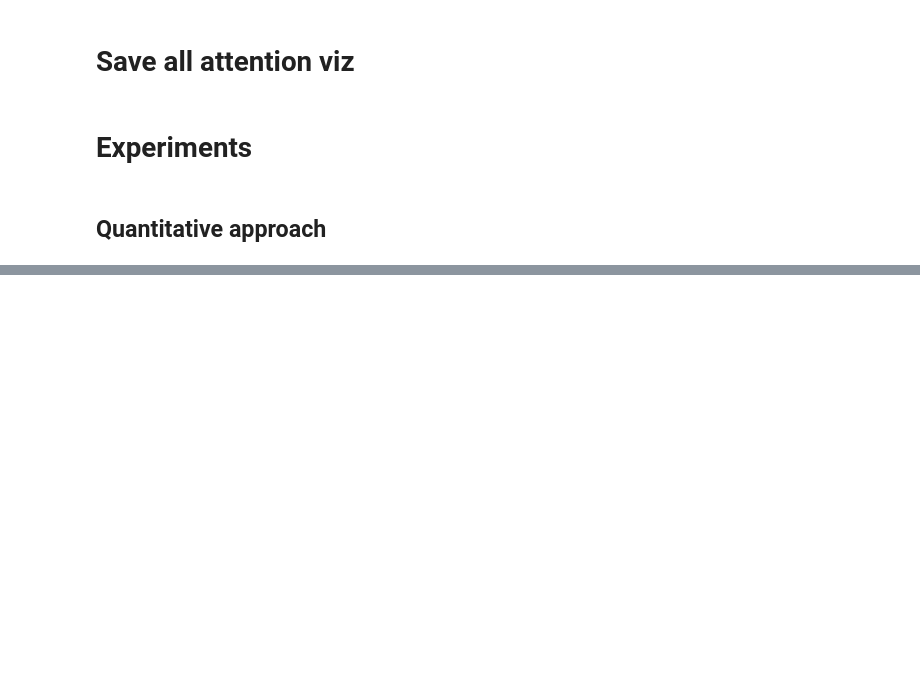
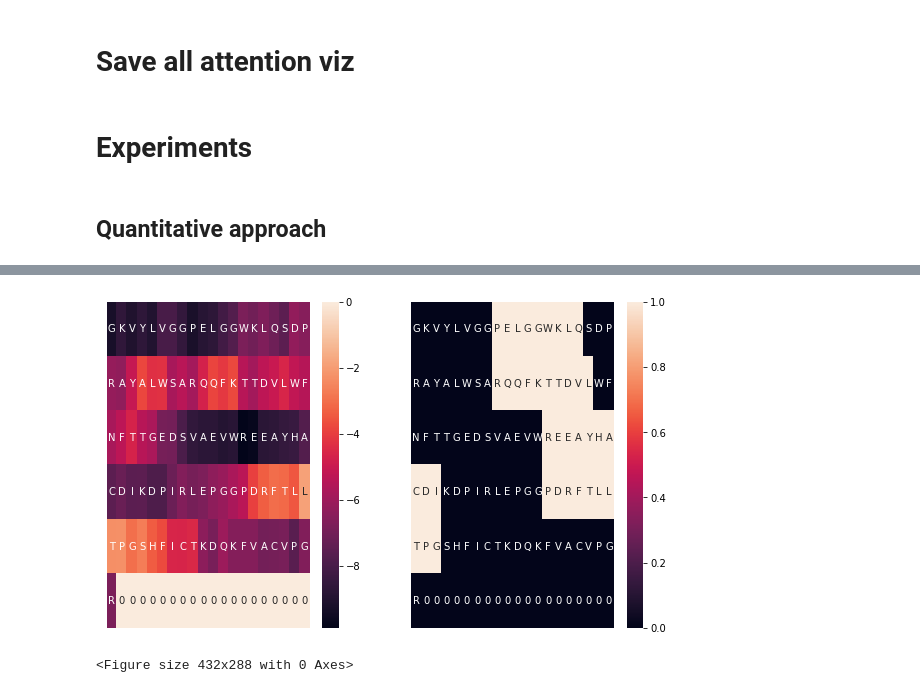
Before and after one commit to PierreBoyeau/proteins, a Jupyter notebook: riken/rnn/model_psiblast_eval.ipynb, the cells around one changed output, grey strips where cells are left out. Cells and saved outputs as stored; diff of their text form; code cells hidden in the pictures; blank space fills up the shorter version.

```diff
--- a/riken/rnn/model_psiblast_eval.ipynb
+++ b/riken/rnn/model_psiblast_eval.ipynb
@@ -231,29 +205,0 @@ df_cp[df_cp.original_index.str.startswith('p81402')]
-# %%
-def comparative_plot(allergen_id):
-    protein_index = merged.loc[merged.allergenid==allergen_id, 'original_index'].values[0]
-    posi = df.loc[df.index==protein_index, 'pos'].values[0]
-
-    seq = sequences[posi]
-    # attention = atts_norm[posi, -len(seq):]
-    # attention = (attention - attention.mean()) / attention.std()
-
-    # LOG VIZ
-
-    mask = masks.loc[allergen_id, 'mask']
-    attention = np.log(atts[posi, -len(seq):])
-
-    plt.figure()
-    visualize_attention_2d(seq, attention, 20)
-    plt.show()
-
-    # IDEA 1
-    visualize_attention_2d(seq, mask, 20)
-
-
-    # IDEA 2
-
-    # for start, end in merged.loc[merged.uniprot == 'p16311', ['start', 'end']].values:
-    #     seq_motif = seq[start:end]
-    #     attention_motif = attention[start:end]
-    #     ax = visualize_attention_2d(seq_motif, attention_motif, ncols=10)
-    #     plt.show()
@@ -284,0 +206,15 @@ for id in masks.index.values:
+# %%
+def comparative_plot(seq, attention, mask):
+    attention_zone = np.log(attention[-len(seq):])
+    mask_zone = mask[-len(seq):]
+    fig, axes = plt.subplots(ncols=2, figsize=(10, 6))
+    plt.figure()
+    visualize_attention_2d(seq, attention_zone, 20, ax=axes[0])
+    # IDEA 1
+    visualize_attention_2d(seq, mask_zone, 20, ax=axes[1])
+    plt.show()
+# %%
+comparative_plot(seq_values[0], atts_values[0], masks_values[0])
+# %% [output]
+[figure, added]
+<Figure size 432x288 with 0 Axes>
```
Also changed, not shown: parts of 18 cells of this notebook.
